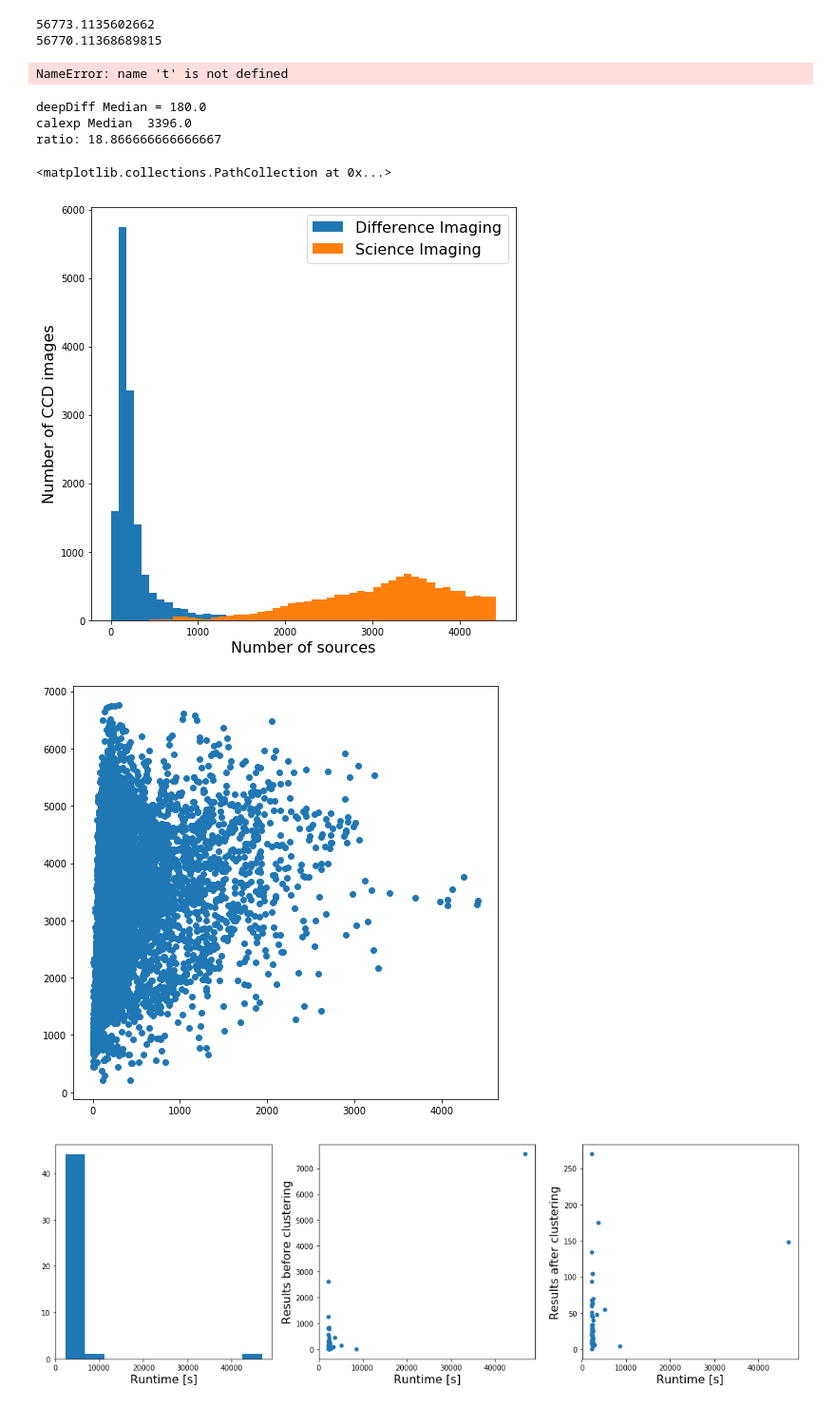
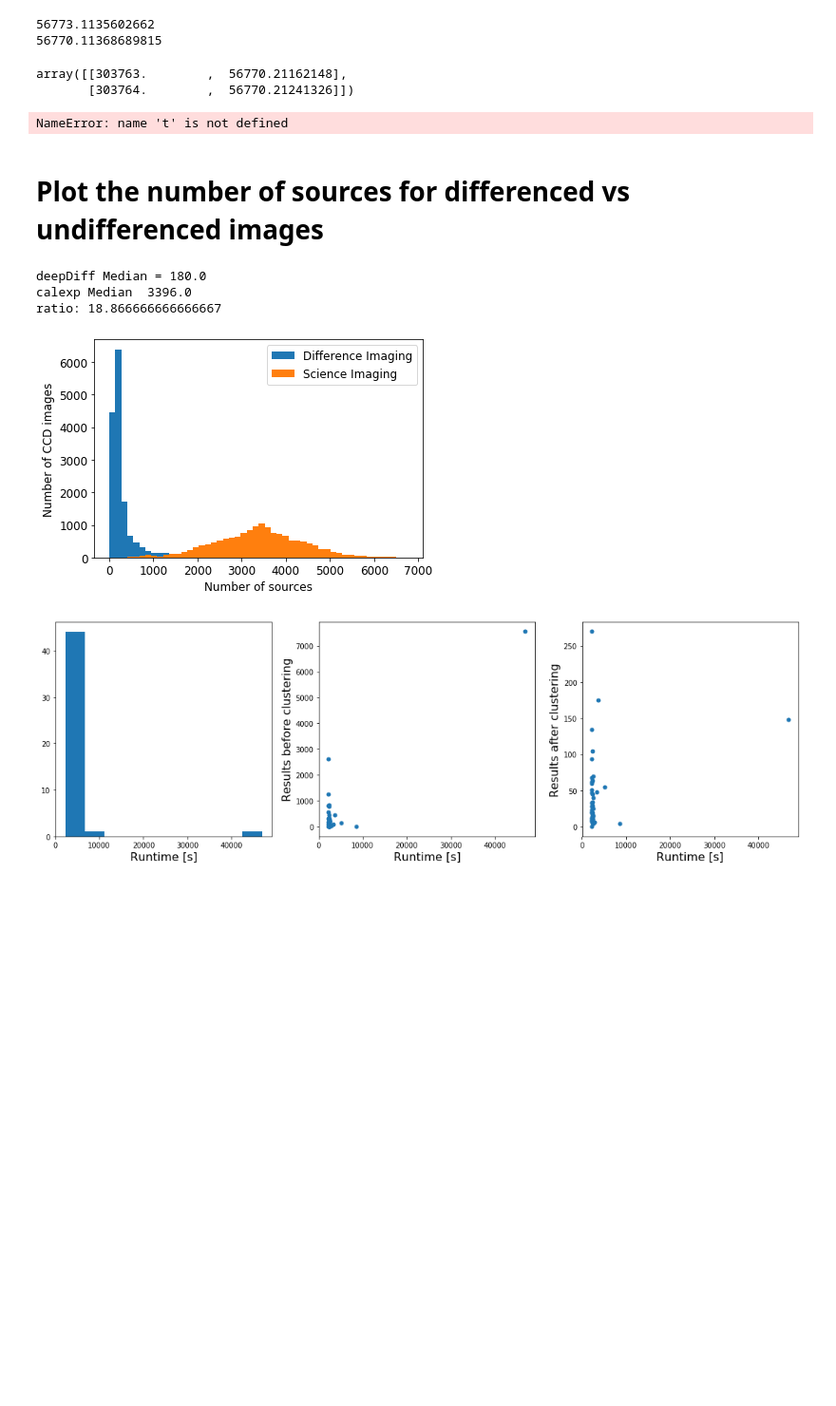
Before and after one commit to smotherh/KBMOD_paper2_data_preperation, a Jupyter notebook: pointing_metadata/NEO_Fields.ipynb, the cells around one changed output. Shown at 95% size. Drawn from its saved outputs; the diff is of its cells as text; code cells hidden in the pictures; blank space fills up the shorter version.

Commit message:
Updated notebooks for kbmod_paper_2

```diff
--- a/pointing_metadata/NEO_Fields.ipynb
+++ b/pointing_metadata/NEO_Fields.ipynb
@@ -575,6 +595,12 @@ print(time_16[0].mjd)
 # %% [output]
 56773.1135602662
 56770.11368689815
+# %%
+foo = np.loadtxt("loriallen_times.dat")
+foo[np.isclose(foo[:,1],56770.212084,rtol=1e-8)]
+# %% [output]
+array([[303763.        ,  56770.21162148],
+       [303764.        ,  56770.21241326]])
 # %%
 print(t.mjd)
 print(times[121][0])
@@ -598,6 +624,8 @@ with open("run_kbmod_{point:03d}.sh".format(point=pg),"w") as f:
         for i in range(1,63):
             if (i!=2) and (i!=61):
                 f.write("python /astro/store/epyc/users/smotherh/kbmod/examples/example_search.py --image_dir /astro/store/epyc/users/smotherh/DECAM_Data_Reduction/warps/{point:03d}/{ccd:02d}/ --results_dir /astro/store/epyc/users/smotherh/DECAM_Data_Reduction/kbmod_results/{point:03d}/{ccd:02d} --time_file /astro/store/epyc/users/smotherh/DECAM_Data_Reduction/loriallen_times.dat\n".format(point=pg,ccd=i))
+# %% [markdown]
+# Plot the number of sources for differenced vs undifferenced images
 # %%
 from astropy.io import fits
 ccd_nums = np.linspace(1,62,62).astype(int)
@@ -634,31 +662,45 @@ with open('calexp_src_stats.pkl', 'wb') as f:
 with open('diff_src_stats.pkl', 'wb') as f:
         pickle.dump(deepdiff_len, f)
 # %%
+######################################################
+# Generate Paper Figure: fig:Source_comparison
+######################################################
+import pickle
+import matplotlib.pyplot as plt
+import numpy as np
+
+with open('calexp_src_stats.pkl', 'rb') as f:
+    calexp_len = pickle.load(f)
+with open('diff_src_stats.pkl', 'rb') as f:
+    deepdiff_len = pickle.load(f)
+
 diff_len_list = list(deepdiff_len.values())
 calexp_len_list = list(calexp_len.values())
 diff_med = np.median(diff_len_list)
 calexp_med = np.median(calexp_len_list)
-plt.figure(figsize=[8,8])
-len_range = (np.min(np.ravel(diff_len_list, calexp_len_list)), np.max(np.ravel(diff_len_list, calexp_len_list)))
-_=plt.hist(diff_len_list, range=len_range, bins=50)
-_=plt.hist(calexp_len_list, range=len_range, bins=50)
-plt.legend(['Difference Imaging','Science Imaging'],fontsize=16)
-plt.xlabel('Number of sources', fontsize=16)
-plt.ylabel('Number of CCD images', fontsize=16)
-plt.savefig('Source_comparison.png')
+plt.figure(figsize=[6,4])
+len_range = (np.min(np.concatenate([diff_len_list, calexp_len_list])), np.max(np.concatenate([diff_len_list, calexp_len_list])))
+_,bins,_=plt.hist(diff_len_list, range=len_range, bins=50)
+_=plt.hist(calexp_len_list, range=len_range, bins=bins)
+plt.legend(['Difference Imaging','Science Imaging'],fontsize=12)
+plt.xlabel('Number of sources', fontsize=12)
+plt.ylabel('Number of CCD images', fontsize=12)
+plt.xticks(size=12)
+plt.yticks(size=12)
+plt.tight_layout()
+plt.savefig('Source_comparison.pdf')
+
 #plt.title('Number of sources in difference imaging and science imaging')
 print('deepDiff Median = '+str(np.median(diff_len_list)))
 print('calexp Median  '+str(np.median(calexp_len_list)))
 print('ratio: '+str(np.median(calexp_len_list)/np.median(diff_len_list)))
-plt.figure(figsize=[8,8])
-plt.scatter(diff_len_list,calexp_len_list)
+#plt.figure(figsize=[8,8])
+#plt.scatter(diff_len_list,calexp_len_list)
 # %% [output]
 deepDiff Median = 180.0
 calexp Median  3396.0
 ratio: 18.866666666666667
-<matplotlib.collections.PathCollection at 0x...>
-[figure, old version]
+[figure, new version]
-[figure, removed]
 # %%
 diff_hdul = fits.open(deepdiff_file_path.format(pg=pg_num,visit=visit,ccd=ccd))
 calexp_hdul = fits.open(calexp_file_path.format(pg=pg_num,visit=visit,ccd=ccd))
```
Also changed, not shown: parts of 2 cells of this notebook, 2 other files.
